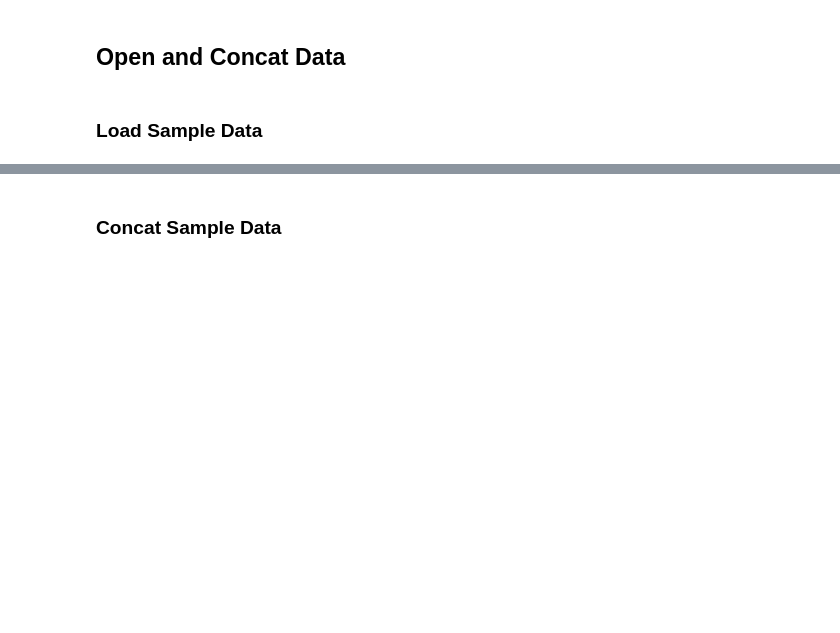
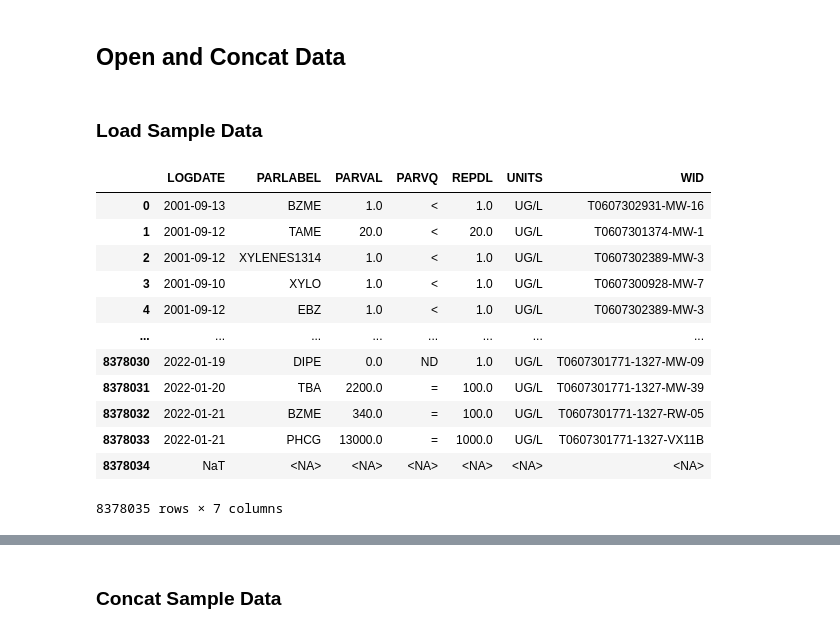
Before and after one commit to aarongaines/slr_ground_water_quality_, a Jupyter notebook: filter_samples.ipynb, the cells around one changed output, grey strips where cells are left out. Drawn from its saved outputs; the diff is of its cells as text; code cells hidden in the pictures; blank space fills up the shorter version.

```diff
--- a/filter_samples.ipynb
+++ b/filter_samples.ipynb
@@ -39,10 +39,26 @@ print('\nConcatenating Geotracker EDF results: \n')
 try:
     edf_results = pd.concat(edf_results_list)
 except:
-    edf_results = edf_results_list[1]
+    edf_results = edf_results_list[0]
 
 print('Geotracker EDF results: \n')
 print(edf_results.head())
+# %%
+edf_results
+# %% [output]
+|  | LOGDATE | PARLABEL | PARVAL | PARVQ | REPDL | UNITS | WID |
+| 0 | 2001-09-13 | BZME | 1.0 | < | 1.0 | UG/L | T0607302931-MW-16 |
+| 1 | 2001-09-12 | TAME | 20.0 | < | 20.0 | UG/L | T0607301374-MW-1 |
+| 2 | 2001-09-12 | XYLENES1314 | 1.0 | < | 1.0 | UG/L | T0607302389-MW-3 |
+| 3 | 2001-09-10 | XYLO | 1.0 | < | 1.0 | UG/L | T0607300928-MW-7 |
+| 4 | 2001-09-12 | EBZ | 1.0 | < | 1.0 | UG/L | T0607302389-MW-3 |
+| ... | ... | ... | ... | ... | ... | ... | ... |
+| 8378030 | 2022-01-19 | DIPE | 0.0 | ND | 1.0 | UG/L | T0607301771-1327-MW-09 |
+| 8378031 | 2022-01-20 | TBA | 2200.0 | = | 100.0 | UG/L | T0607301771-1327-MW-39 |
+| 8378032 | 2022-01-21 | BZME | 340.0 | = | 100.0 | UG/L | T0607301771-1327-RW-05 |
+| 8378033 | 2022-01-21 | PHCG | 13000.0 | = | 1000.0 | UG/L | T0607301771-1327-VX11B |
+| 8378034 | NaT | <NA> | <NA> | <NA> | <NA> | <NA> | <NA> |
+8378035 rows × 7 columns
 # %%
 # Create list of GAMA files to open.
 gama_files = gama_path.glob('**/*{}*.zip'.format(area.lower()))
```
Also changed, not shown: parts of 10 cells of this notebook.
